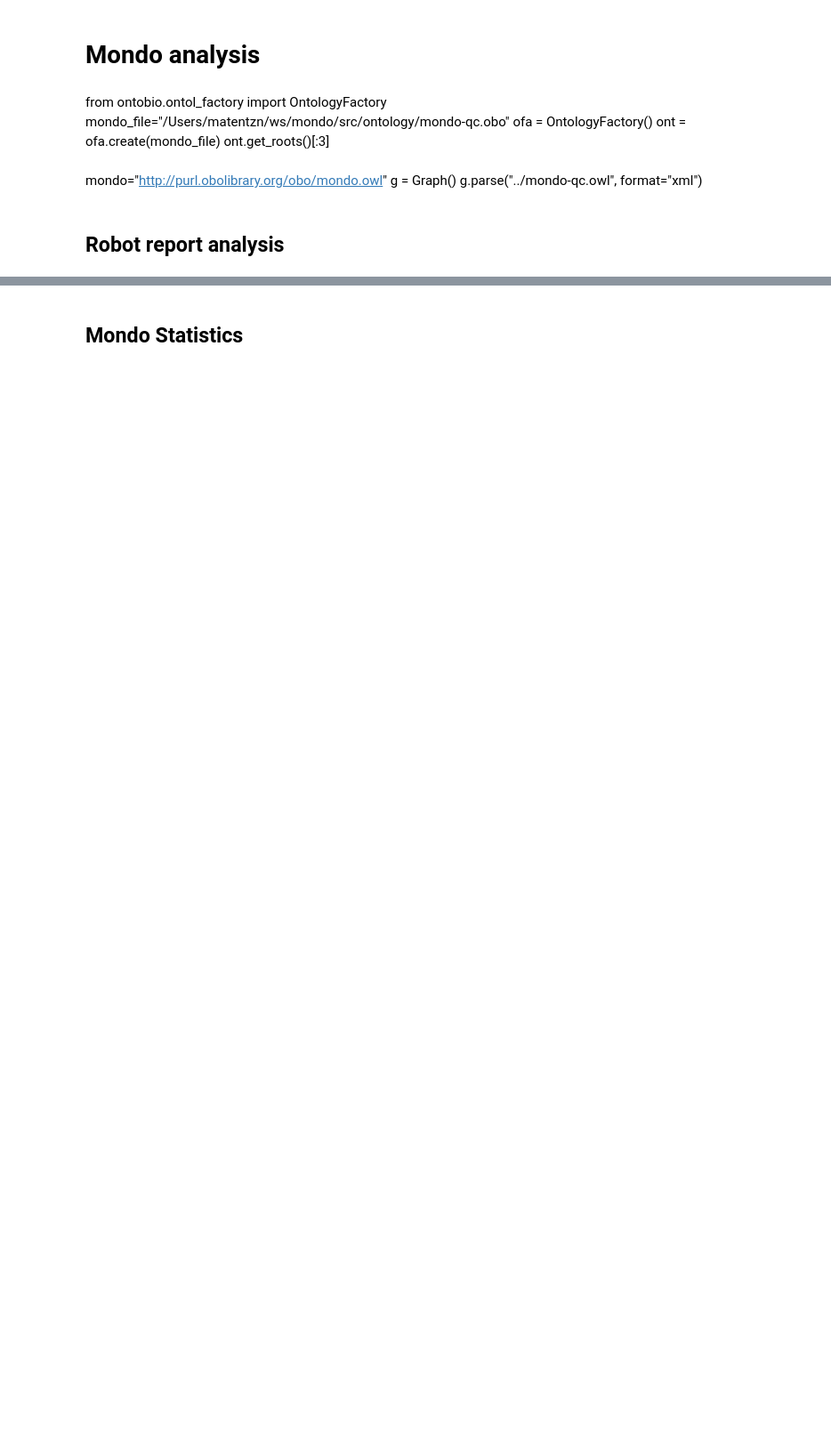
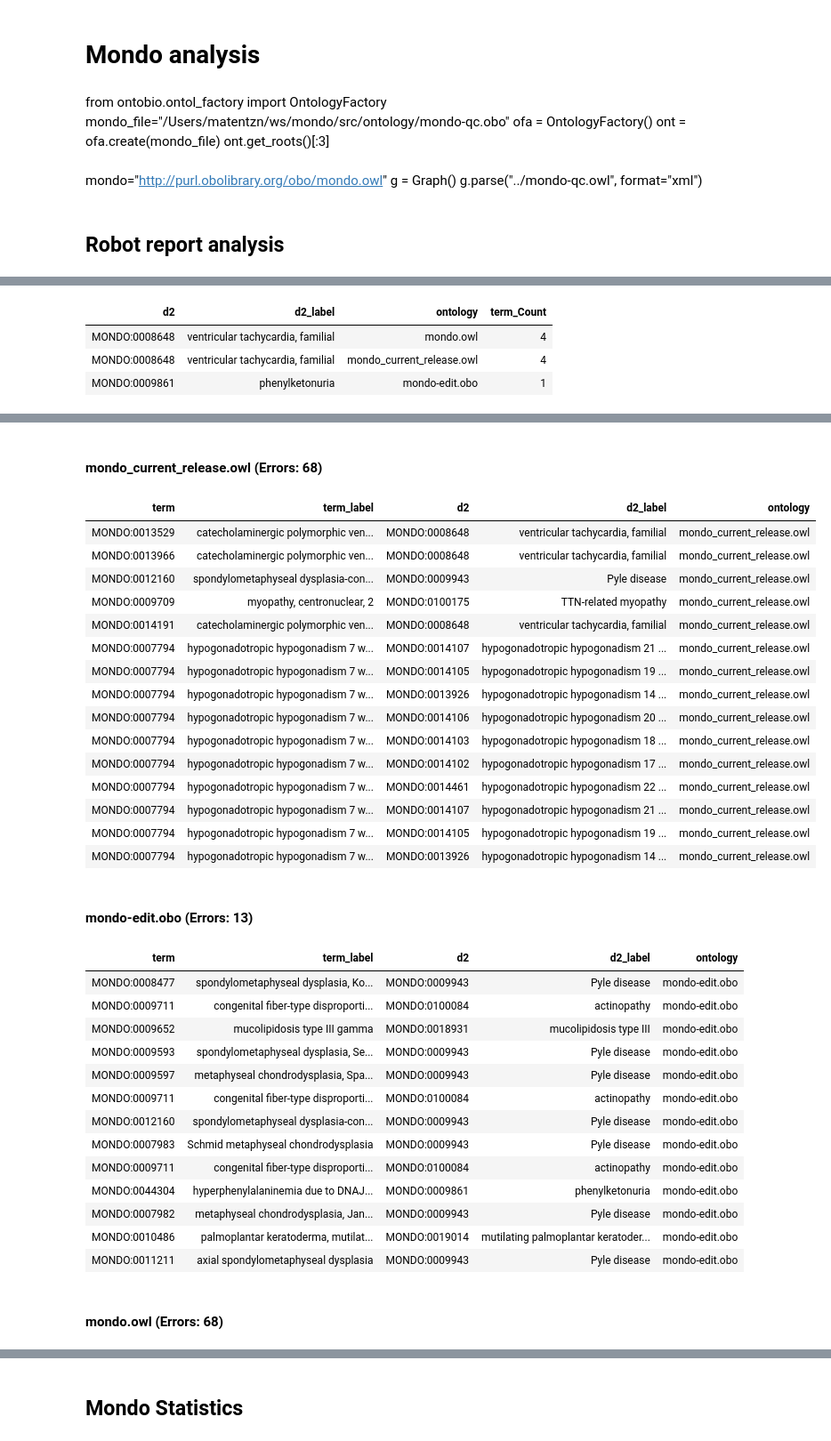
Before and after one commit to monarch-initiative/mondo, a Jupyter notebook: src/ontology/reports/mondo_analysis.ipynb, the cells around one changed output, grey strips where cells are left out. Shown at 89% size. Saved outputs shown, nothing was run; the diff lists cells and outputs as text; code cells hidden in the pictures; blank space fills up the shorter version.

```diff
--- a/src/ontology/reports/mondo_analysis.ipynb
+++ b/src/ontology/reports/mondo_analysis.ipynb
@@ -96,7 +205,31 @@ for rule in df['Rule Name'].unique():
-# %%
-for r in warning_reports:
-    df_r = get_report(r)
-    if (len(df_r)>0):
-        display(md("#### %s" % r))
-        df_rd = df_r.head(NUMBER_ERRORS_SHOWN).copy()
-        display(HTML(df_rd.to_html(index=False)))
+# %%
+summary_data = []
+
+for r in warnings:
+    df_r = get_report(r)
+    cols = df_r.columns.tolist()
+    cols_term = df_r.columns.tolist()
+    if 'term' in cols:
+        cols.remove('term')
+    if 'term_label' in cols:
+        cols.remove('term_label')
+        cols_term.remove('term_label')
+    df_summary=df_r[cols_term].groupby(cols).count()
+    df_summary=df_summary.add_suffix('_Count').reset_index()
+    display(HTML(df_summary.head(3).to_html(index=False)))
+    display(md("### Check: %s" % r))
+    for o in df_r['ontology'].unique():
+        df_ro=df_r[df_r['ontology']==o]
+        display(md("#### %s (Errors: %d)" % (o,len(df_ro))))
+        summary_data.append([r,o,len(df_ro)])
+        if (len(df_ro)>0):
+            df_rd = df_ro.head(NUMBER_ERRORS_SHOWN).copy()
+            display(HTML(df_rd.to_html(index=False)))
+
+df_summary_data = pd.DataFrame(summary_data,columns=['check','ontology','errors'])
+display(HTML(df_summary_data.to_html(index=False)))
+# %% [output]
+| d2 | d2_label | ontology | term_Count |
+| MONDO:0008648 | ventricular tachycardia, familial | mondo.owl | 4 |
+| MONDO:0008648 | ventricular tachycardia, familial | mondo_current_release.owl | 4 |
+| MONDO:0009861 | phenylketonuria | mondo-edit.obo | 1 |
@@ -102,0 +237,33 @@ for r in warning_reports:
+#### mondo_current_release.owl (Errors: 68)
+| term | term_label | d2 | d2_label | ontology |
+| MONDO:0013529 | catecholaminergic polymorphic ven... | MONDO:0008648 | ventricular tachycardia, familial | mondo_current_release.owl |
+| MONDO:0013966 | catecholaminergic polymorphic ven... | MONDO:0008648 | ventricular tachycardia, familial | mondo_current_release.owl |
+| MONDO:0012160 | spondylometaphyseal dysplasia-con... | MONDO:0009943 | Pyle disease | mondo_current_release.owl |
+| MONDO:0009709 | myopathy, centronuclear, 2 | MONDO:0100175 | TTN-related myopathy | mondo_current_release.owl |
+| MONDO:0014191 | catecholaminergic polymorphic ven... | MONDO:0008648 | ventricular tachycardia, familial | mondo_current_release.owl |
+| MONDO:0007794 | hypogonadotropic hypogonadism 7 w... | MONDO:0014107 | hypogonadotropic hypogonadism 21 ... | mondo_current_release.owl |
+| MONDO:0007794 | hypogonadotropic hypogonadism 7 w... | MONDO:0014105 | hypogonadotropic hypogonadism 19 ... | mondo_current_release.owl |
+| MONDO:0007794 | hypogonadotropic hypogonadism 7 w... | MONDO:0013926 | hypogonadotropic hypogonadism 14 ... | mondo_current_release.owl |
+| MONDO:0007794 | hypogonadotropic hypogonadism 7 w... | MONDO:0014106 | hypogonadotropic hypogonadism 20 ... | mondo_current_release.owl |
+| MONDO:0007794 | hypogonadotropic hypogonadism 7 w... | MONDO:0014103 | hypogonadotropic hypogonadism 18 ... | mondo_current_release.owl |
+| MONDO:0007794 | hypogonadotropic hypogonadism 7 w... | MONDO:0014102 | hypogonadotropic hypogonadism 17 ... | mondo_current_release.owl |
+| MONDO:0007794 | hypogonadotropic hypogonadism 7 w... | MONDO:0014461 | hypogonadotropic hypogonadism 22 ... | mondo_current_release.owl |
+| MONDO:0007794 | hypogonadotropic hypogonadism 7 w... | MONDO:0014107 | hypogonadotropic hypogonadism 21 ... | mondo_current_release.owl |
+| MONDO:0007794 | hypogonadotropic hypogonadism 7 w... | MONDO:0014105 | hypogonadotropic hypogonadism 19 ... | mondo_current_release.owl |
+| MONDO:0007794 | hypogonadotropic hypogonadism 7 w... | MONDO:0013926 | hypogonadotropic hypogonadism 14 ... | mondo_current_release.owl |
+#### mondo-edit.obo (Errors: 13)
+| term | term_label | d2 | d2_label | ontology |
+| MONDO:0008477 | spondylometaphyseal dysplasia, Ko... | MONDO:0009943 | Pyle disease | mondo-edit.obo |
+| MONDO:0009711 | congenital fiber-type disproporti... | MONDO:0100084 | actinopathy | mondo-edit.obo |
+| MONDO:0009652 | mucolipidosis type III gamma | MONDO:0018931 | mucolipidosis type III | mondo-edit.obo |
+| MONDO:0009593 | spondylometaphyseal dysplasia, Se... | MONDO:0009943 | Pyle disease | mondo-edit.obo |
+| MONDO:0009597 | metaphyseal chondrodysplasia, Spa... | MONDO:0009943 | Pyle disease | mondo-edit.obo |
+| MONDO:0009711 | congenital fiber-type disproporti... | MONDO:0100084 | actinopathy | mondo-edit.obo |
+| MONDO:0012160 | spondylometaphyseal dysplasia-con... | MONDO:0009943 | Pyle disease | mondo-edit.obo |
+| MONDO:0007983 | Schmid metaphyseal chondrodysplasia | MONDO:0009943 | Pyle disease | mondo-edit.obo |
+| MONDO:0009711 | congenital fiber-type disproporti... | MONDO:0100084 | actinopathy | mondo-edit.obo |
+| MONDO:0044304 | hyperphenylalaninemia due to DNAJ... | MONDO:0009861 | phenylketonuria | mondo-edit.obo |
+| MONDO:0007982 | metaphyseal chondrodysplasia, Jan... | MONDO:0009943 | Pyle disease | mondo-edit.obo |
+| MONDO:0010486 | palmoplantar keratoderma, mutilat... | MONDO:0019014 | mutilating palmoplantar keratoder... | mondo-edit.obo |
+| MONDO:0011211 | axial spondylometaphyseal dysplasia | MONDO:0009943 | Pyle disease | mondo-edit.obo |
+#### mondo.owl (Errors: 68)
```
Also changed, not shown: parts of 16 cells of this notebook, 9 other files.
